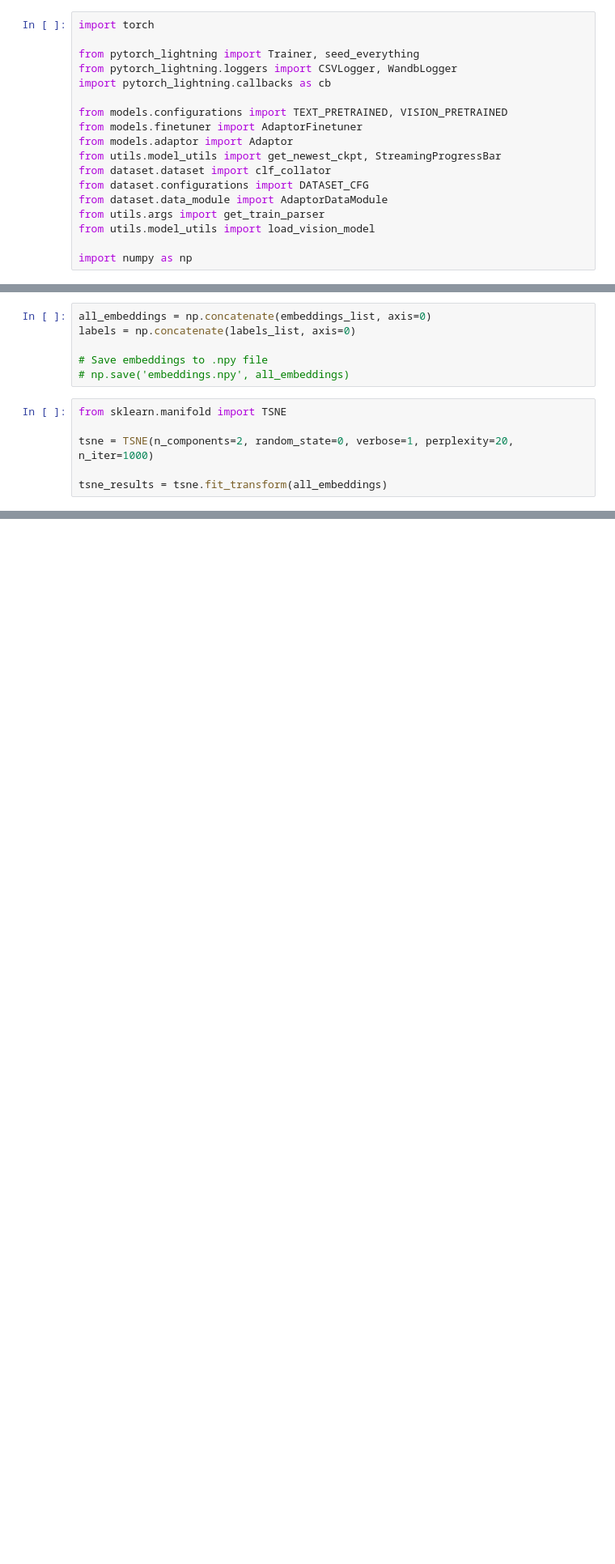
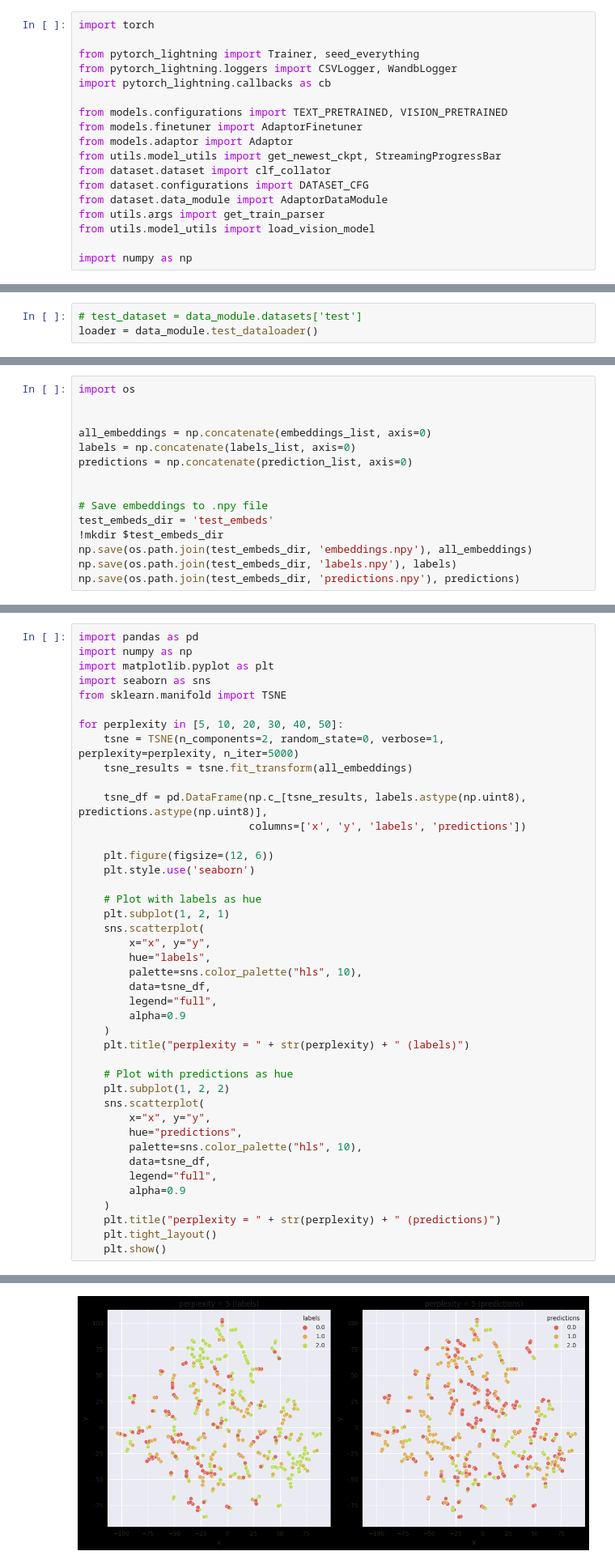
Before and after one commit to holajoa/Adaptor-VL-SSL, a Jupyter notebook: get_embeddings.ipynb, the cells around one changed output, grey strips where cells are left out. Shown at 81% size. Saved outputs shown, nothing was run; the diff lists cells and outputs as text; blank space fills up the shorter version.

```diff
--- a/get_embeddings.ipynb
+++ b/get_embeddings.ipynb
@@ -110,3 +129,6 @@ loader = torch.utils.data.DataLoader(test_dataset, batch_size=data_module.batch_
+# %%
+# test_dataset = data_module.datasets['test']
+loader = data_module.test_dataloader()
 # %%
 from tqdm import tqdm
 from math import ceil
@@ -142,14 +166,17 @@ with torch.no_grad():
 # %% [output]
 100
 # %%
+import os
+
+
 all_embeddings = np.concatenate(embeddings_list, axis=0)
 labels = np.concatenate(labels_list, axis=0)
+predictions = np.concatenate(prediction_list, axis=0)
+
 
 # Save embeddings to .npy file
-# np.save('embeddings.npy', all_embeddings)
+test_embeds_dir = 'test_embeds'
+!mkdir $test_embeds_dir
+np.save(os.path.join(test_embeds_dir, 'embeddings.npy'), all_embeddings)
+np.save(os.path.join(test_embeds_dir, 'labels.npy'), labels)
+np.save(os.path.join(test_embeds_dir, 'predictions.npy'), predictions)
-# %%
-from sklearn.manifold import TSNE
-
-tsne = TSNE(n_components=2, random_state=0, verbose=1, perplexity=20, n_iter=1000)
-
-tsne_results = tsne.fit_transform(all_embeddings)
@@ -161,0 +183,43 @@ tsne_results = tsne.fit_transform(all_embeddings)
+# %%
+import pandas as pd
+import numpy as np
+import matplotlib.pyplot as plt
+import seaborn as sns
+from sklearn.manifold import TSNE
+
+for perplexity in [5, 10, 20, 30, 40, 50]:
+    tsne = TSNE(n_components=2, random_state=0, verbose=1, perplexity=perplexity, n_iter=5000)
+    tsne_results = tsne.fit_transform(all_embeddings)
+
+    tsne_df = pd.DataFrame(np.c_[tsne_results, labels.astype(np.uint8), predictions.astype(np.uint8)],
+                           columns=['x', 'y', 'labels', 'predictions'])
+
+    plt.figure(figsize=(12, 6))
+    plt.style.use('seaborn')
+
+    # Plot with labels as hue
+    plt.subplot(1, 2, 1)
+    sns.scatterplot(
+        x="x", y="y",
+        hue="labels",
+        palette=sns.color_palette("hls", 10),
+        data=tsne_df,
+        legend="full",
+        alpha=0.9
+    )
+    plt.title("perplexity = " + str(perplexity) + " (labels)")
+
+    # Plot with predictions as hue
+    plt.subplot(1, 2, 2)
+    sns.scatterplot(
+        x="x", y="y",
+        hue="predictions",
+        palette=sns.color_palette("hls", 10),
+        data=tsne_df,
+        legend="full",
+        alpha=0.9
+    )
+    plt.title("perplexity = " + str(perplexity) + " (predictions)")
+    plt.tight_layout()
+    plt.show()
+# %% [output]
@@ -161,0 +233 @@ tsne_results = tsne.fit_transform(all_embeddings)
+[figure, added]
```
Also changed, not shown: parts of 10 cells of this notebook, 20 other files.
